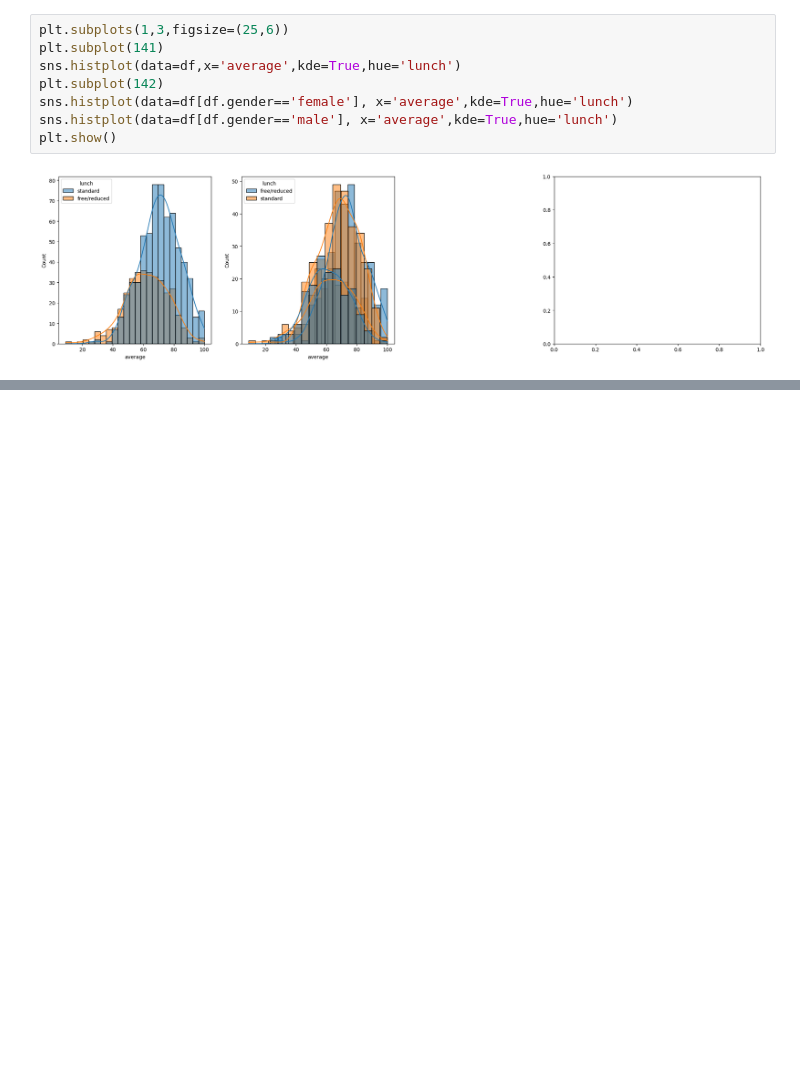
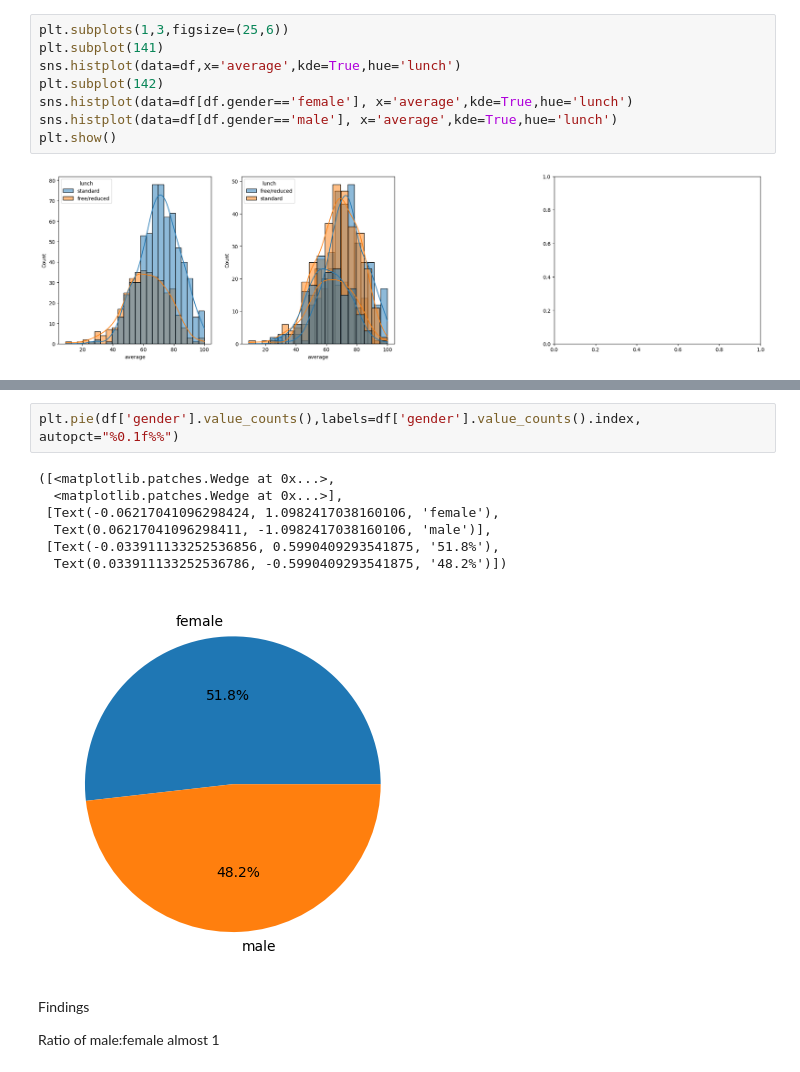
Before and after one commit to chauhan231405/mlproject, a Jupyter notebook: notebook/data/EDA_StudentsPerformance.ipynb, the cells around one changed output, grey strips where cells are left out. Cells and saved outputs as stored; diff of their text form; blank space fills up the shorter version.

```diff
--- a/notebook/data/EDA_StudentsPerformance.ipynb
+++ b/notebook/data/EDA_StudentsPerformance.ipynb
@@ -232,0 +244,14 @@ plt.show()
+# %%
+plt.pie(df['gender'].value_counts(),labels=df['gender'].value_counts().index, autopct="%0.1f%%")
+# %% [output]
+([<matplotlib.patches.Wedge at 0x...>,
+  <matplotlib.patches.Wedge at 0x...>],
+ [Text(-0.06217041096298424, 1.0982417038160106, 'female'),
+  Text(0.06217041096298411, -1.0982417038160106, 'male')],
+ [Text(-0.033911133252536856, 0.5990409293541875, '51.8%'),
+  Text(0.033911133252536786, -0.5990409293541875, '48.2%')])
+[figure, added]
+# %% [markdown]
+Findings
+
+Ratio of male:female almost 1
```
Also changed, not shown: parts of 63 cells of this notebook, 5 other files.
